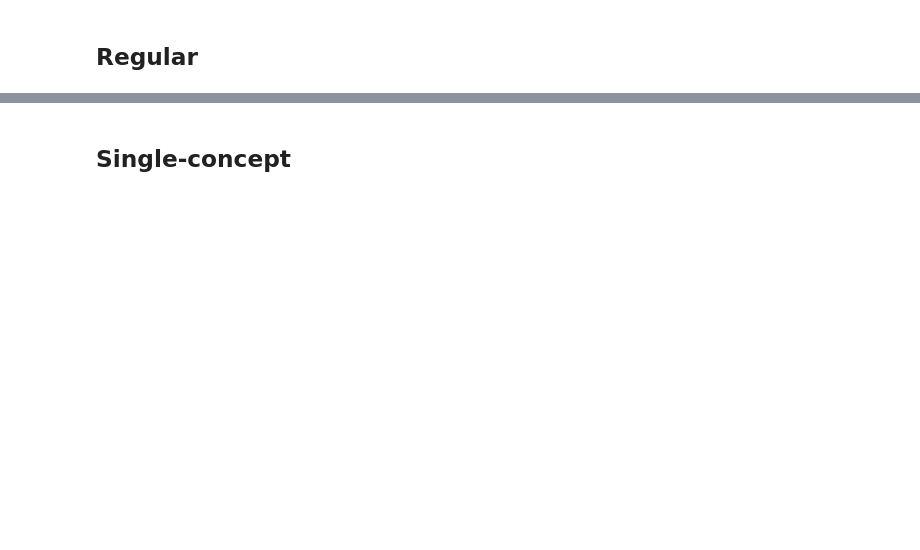
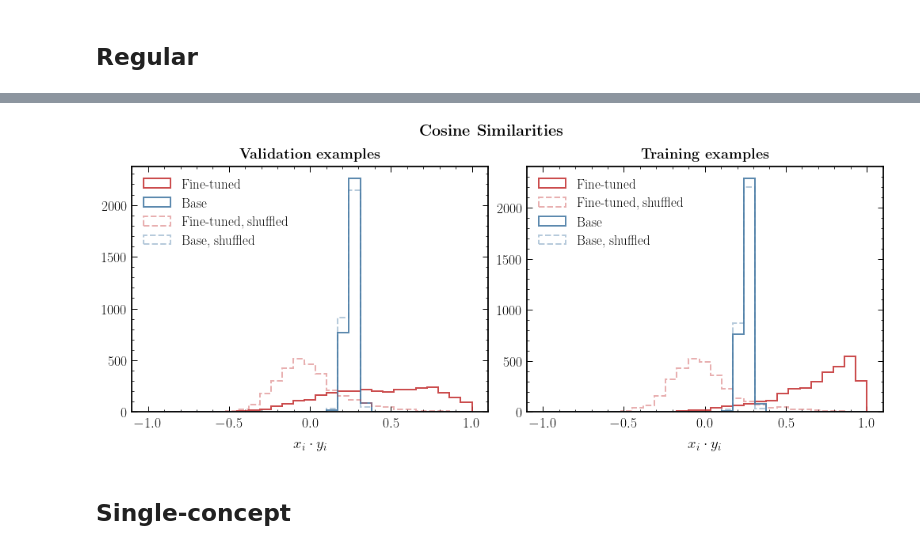
Before and after one commit to smsharma/PAPERCLIP-Hubble, a Jupyter notebook: notebooks/09_dot_product_eval.ipynb, the cells around one changed output, grey strips where cells are left out. Drawn from its saved outputs; the diff is of its cells as text; code cells hidden in the pictures; blank space fills up the shorter version.

```diff
--- a/notebooks/09_dot_product_eval.ipynb
+++ b/notebooks/09_dot_product_eval.ipynb
@@ -43,8 +43,8 @@ cols_default = plt.rcParams['axes.prop_cycle'].by_key()['color']
 import yaml
 from ml_collections.config_dict import ConfigDict
 
-logging_dir = '../logging/proposals/'
-run_name = 'polar-hill-76'
+logging_dir = '/n/holystore01/LABS/iaifi_lab/Users/smsharma/multimodal-data/logging/proposals/'
+run_name = 'glistening-kumquat-123'
 
 config_file = "{}/{}/config.yaml".format(logging_dir, run_name)
 
@@ -134,7 +158,7 @@ def get_features_ds(state, ds, truncate=False, use_sum1=False, randomize_objects
         images = np.array(images)
 
         if truncate:
-            captions = process_truncate_captions(captions, jax.random.PRNGKey(onp.random.randint(99999)), max_length_words=config.data.max_length_words)
+            captions = process_truncate_captions(captions, jax.random.PRNGKey(42), max_length_words=config.data.max_length_words)
         else:
             captions = captions.numpy().tolist()
             captions = [c.decode('utf-8') for c in captions]
@@ -176,8 +200,7 @@ def get_features_ds(state, ds, truncate=False, use_sum1=False, randomize_objects
 
         images = jax.vmap(random_crop, in_axes=(None,0,None))(rng_eval, images, (model.config.vision_config.image_size, model.config.vision_config.image_size, 3))
 
-        print(np.max(images))
-        input = processor(text=captions_sum1 if use_sum1 else captions, images=(images * 255.), return_tensors="np", padding="max_length", truncation=True, max_length=77)
+        input = processor(text=captions_sum1 if use_sum1 else captions, images=(images * 255.).astype(np.uint8), return_tensors="np", padding="max_length", truncation=True, max_length=77)
 
         batch = jax.tree_map(lambda x: np.split(x, num_local_devices, axis=0), input.data)
 
@@ -220,36 +243,38 @@ plt.tight_layout()
 # %%
-# files = tf.io.gfile.glob(f"/n/holyscratch01/iaifi_lab/smsharma/hubble_data/tfrecords_v5/*train_9.tfrecord")
-# ds = make_dataloader(files, batch_size=config.training.batch_size, seed=config.seed, split="val", shuffle=False, caption_type="summary")
+files = tf.io.gfile.glob(f"/n/holyscratch01/iaifi_lab/smsharma/hubble_data/tfrecords_v5/*train_9.tfrecord")
+ds = make_dataloader(files, batch_size=config.training.batch_size, seed=config.seed, split="val", shuffle=False, caption_type="summary")
 
-# image_feat_train_stack, captions_feat_train_stack, images_train_stack, captions_train_stack = get_features_ds(restored_state, ds)
-# image_base_feat_train_stack, captions_feat_train_base_stack, images_train_base_stack, captions_train_base_stack = get_features_ds(state, ds)
+image_feat_train_stack, captions_feat_train_stack, images_train_stack, captions_train_stack = get_features_ds(restored_state, ds)
+image_base_feat_train_stack, captions_feat_train_base_stack, images_train_base_stack, captions_train_base_stack = get_features_ds(state, ds)
 # %%
-# bins = np.linspace(-1, 1, 30)
-# lw = 2
+bins = np.linspace(-1, 1, 30)
+lw = 2
 
-# fig, ax = plt.subplots(1, 2, figsize=(14, 6))
+fig, ax = plt.subplots(1, 2, figsize=(14, 6))
 
-# ax[0].hist(jax.vmap(cosine_similarity)(np.vstack(image_feat_stack), np.vstack(captions_feat_stack)[:]), histtype='step', label="Fine-tuned", bins=bins, lw=lw)
-# ax[0].hist(jax.vmap(cosine_similarity)(np.vstack(image_base_feat_stack), np.vstack(captions_feat_base_stack)), histtype='step', label="Base", bins=bins, lw=lw)
-# ax[0].hist(jax.vmap(cosine_similarity)(np.vstack(image_feat_stack), jax.random.permutation(jax.random.PRNGKey(42), np.vstack(captions_feat_stack)[:])), histtype='step', label="Fine-tuned, shuffled", bins=bins, lw=lw, color=cols_default[0], ls='--', alpha=0.4)
-# ax[0].hist(jax.vmap(cosine_similarity)(np.vstack(image_base_feat_stack), jax.random.permutation(jax.random.PRNGKey(42), np.vstack(captions_feat_base_stack)[:])), histtype='step', label="Base, shuffled", bins=bins, lw=lw, color=cols_default[1], ls='--', alpha=0.4)
+ax[0].hist(jax.vmap(cosine_similarity)(np.vstack(image_feat_stack), np.vstack(captions_feat_stack)[:]), histtype='step', label="Fine-tuned", bins=bins, lw=lw)
+ax[0].hist(jax.vmap(cosine_similarity)(np.vstack(image_base_feat_stack), np.vstack(captions_feat_base_stack)), histtype='step', label="Base", bins=bins, lw=lw)
+ax[0].hist(jax.vmap(cosine_similarity)(np.vstack(image_feat_stack), jax.random.permutation(jax.random.PRNGKey(42), np.vstack(captions_feat_stack)[:])), histtype='step', label="Fine-tuned, shuffled", bins=bins, lw=lw, color=cols_default[0], ls='--', alpha=0.4)
+ax[0].hist(jax.vmap(cosine_similarity)(np.vstack(image_base_feat_stack), jax.random.permutation(jax.random.PRNGKey(42), np.vstack(captions_feat_base_stack)[:])), histtype='step', label="Base, shuffled", bins=bins, lw=lw, color=cols_default[1], ls='--', alpha=0.4)
 
-# ax[0].set_xlabel("$x_i\cdot y_i$")
-# ax[0].legend()
-# ax[0].set_title(r"\textbf{Validation examples}", y=1.01)
+ax[0].set_xlabel("$x_i\cdot y_i$")
+ax[0].legend()
+ax[0].set_title(r"\textbf{Validation examples}", y=1.01)
 
-# ax[1].hist(jax.vmap(cosine_similarity)(np.vstack(image_feat_train_stack), np.vstack(captions_feat_train_stack)[:]), histtype='step', label="Fine-tuned", bins=bins, lw=lw)
-# ax[1].hist(jax.vmap(cosine_similarity)(np.vstack(image_feat_train_stack), jax.random.permutation(jax.random.PRNGKey(42), np.vstack(captions_feat_train_stack)[:])), histtype='step', label="Fine-tuned, shuffled", bins=bins, lw=lw, color=cols_default[0], ls='--', alpha=0.4)
-# ax[1].hist(jax.vmap(cosine_similarity)(np.vstack(image_base_feat_train_stack), np.vstack(captions_feat_train_base_stack)), histtype='step', label="Base", bins=bins, lw=lw)
-# ax[1].hist(jax.vmap(cosine_similarity)(np.vstack(image_base_feat_train_stack), jax.random.permutation(jax.random.PRNGKey(42), np.vstack(captions_feat_train_base_stack)[:])), histtype='step', label="Base, shuffled", bins=bins, lw=lw, color=cols_default[1], ls='--', alpha=0.4)
+ax[1].hist(jax.vmap(cosine_similarity)(np.vstack(image_feat_train_stack), np.vstack(captions_feat_train_stack)[:]), histtype='step', label="Fine-tuned", bins=bins, lw=lw)
+ax[1].hist(jax.vmap(cosine_similarity)(np.vstack(image_feat_train_stack), jax.random.permutation(jax.random.PRNGKey(42), np.vstack(captions_feat_train_stack)[:])), histtype='step', label="Fine-tuned, shuffled", bins=bins, lw=lw, color=cols_default[0], ls='--', alpha=0.4)
+ax[1].hist(jax.vmap(cosine_similarity)(np.vstack(image_base_feat_train_stack), np.vstack(captions_feat_train_base_stack)), histtype='step', label="Base", bins=bins, lw=lw)
+ax[1].hist(jax.vmap(cosine_similarity)(np.vstack(image_base_feat_train_stack), jax.random.permutation(jax.random.PRNGKey(42), np.vstack(captions_feat_train_base_stack)[:])), histtype='step', label="Base, shuffled", bins=bins, lw=lw, color=cols_default[1], ls='--', alpha=0.4)
 
-# ax[1].set_xlabel("$x_i\cdot y_i$")
-# ax[1].legend()
-# ax[1].set_title(r"\textbf{Training examples}", y=1.01)
+ax[1].set_xlabel("$x_i\cdot y_i$")
+ax[1].legend()
+ax[1].set_title(r"\textbf{Training examples}", y=1.01)
 
-# fig.suptitle(r"\textbf{Cosine Similarities}", fontsize=20)
+fig.suptitle(r"\textbf{Cosine Similarities}", fontsize=20)
 
-# plt.tight_layout()
+plt.tight_layout()
 # plt.savefig("../paper/plots/sim_valtrain.pdf")
+# %% [output]
+[figure, added]
 # %% [markdown]
 ## Single-concept
```
Also changed, not shown: parts of 17 cells of this notebook, 7 other files.
